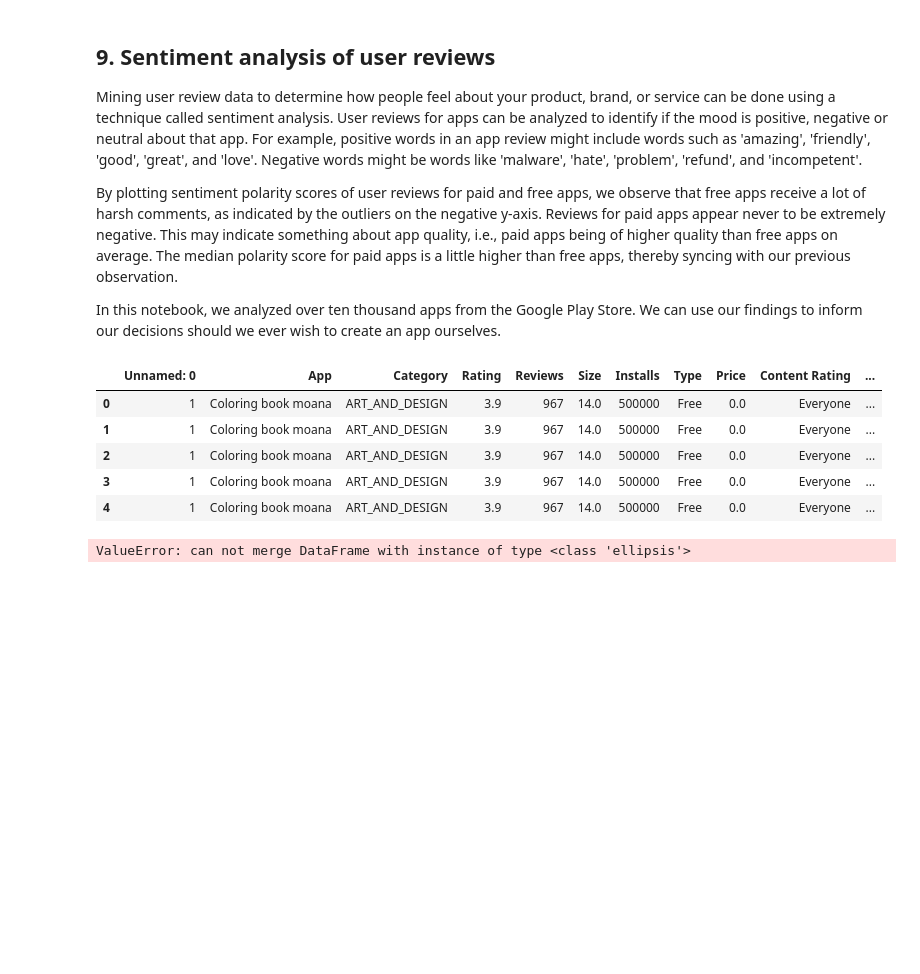
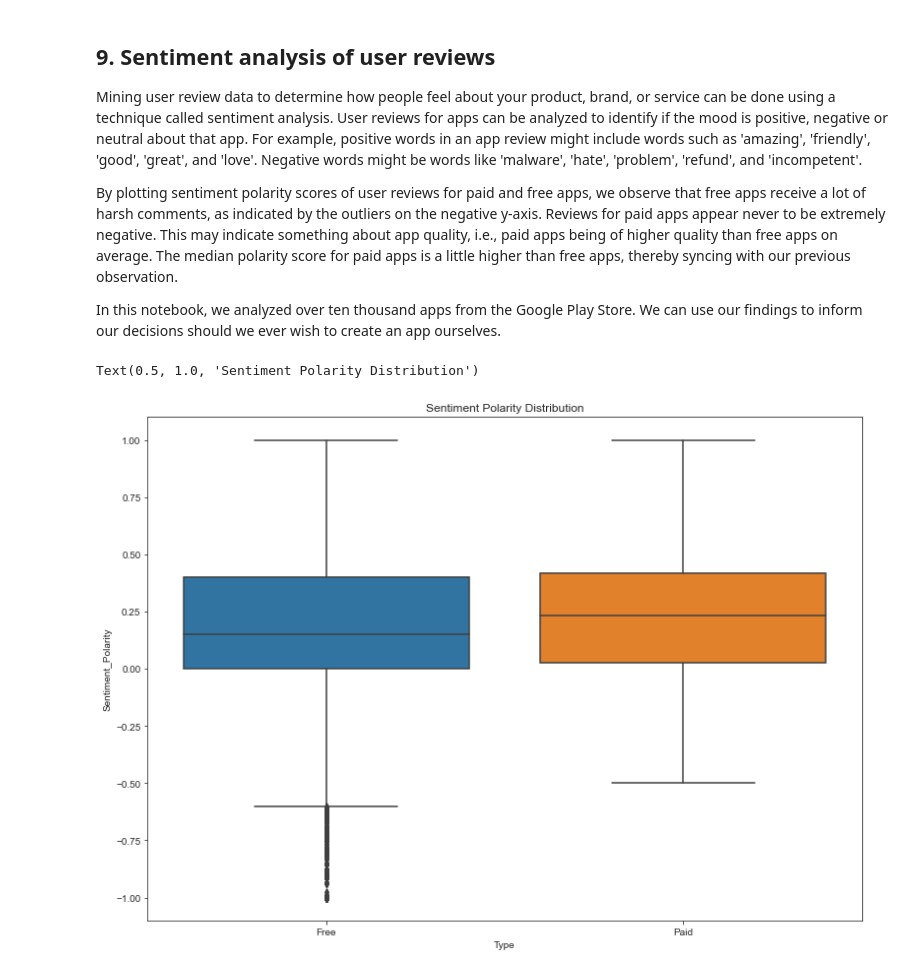
Before and after one commit to adityabisht/Python-Data-Science-Projects, a Jupyter notebook: The Android App Market on Google Play/Andrioid_App_Market_Analysis.ipynb, the cells around one changed output. Saved outputs shown, nothing was run; the diff lists cells and outputs as text; code cells hidden in the pictures; blank space fills up the shorter version.

```diff
--- a/The Android App Market on Google Play/Andrioid_App_Market_Analysis.ipynb
+++ b/The Android App Market on Google Play/Andrioid_App_Market_Analysis.ipynb
@@ -294,37 +294,23 @@ plotly.offline.iplot({'data': data, 'layout': layout})
 <p>Mining user review data to determine how people feel about your product, brand, or service can be done using a technique called sentiment analysis. User reviews for apps can be analyzed to identify if the mood is positive, negative or neutral about that app. For example, positive words in an app review might include words such as 'amazing', 'friendly', 'good', 'great', and 'love'. Negative words might be words like 'malware', 'hate', 'problem', 'refund', and 'incompetent'.</p>
 <p>By plotting sentiment polarity scores of user reviews for paid and free apps, we observe that free apps receive a lot of harsh comments, as indicated by the outliers on the negative y-axis. Reviews for paid apps appear never to be extremely negative. This may indicate something about app quality, i.e., paid apps being of higher quality than free apps on average. The median polarity score for paid apps is a little higher than free apps, thereby syncing with our previous observation.</p>
 <p>In this notebook, we analyzed over ten thousand apps from the Google Play Store. We can use our findings to inform our decisions should we ever wish to create an app ourselves.</p>
-# %%
-# Load user_reviews.csv
-reviews_df = pd.read_csv('datasets/user_reviews.csv')
-
-#reviews_df.head()
-merged_df = pd.merge(apps, reviews_df, on ='App', how = "inner")
-
-merged_df.head()
-# %% [output]
-|  | Unnamed: 0 | App | Category | Rating | Reviews | Size | Installs | Type | Price | Content Rating | ... |
-| 0 | 1 | Coloring book moana | ART_AND_DESIGN | 3.9 | 967 | 14.0 | 500000 | Free | 0.0 | Everyone | ... |
-| 1 | 1 | Coloring book moana | ART_AND_DESIGN | 3.9 | 967 | 14.0 | 500000 | Free | 0.0 | Everyone | ... |
-| 2 | 1 | Coloring book moana | ART_AND_DESIGN | 3.9 | 967 | 14.0 | 500000 | Free | 0.0 | Everyone | ... |
-| 3 | 1 | Coloring book moana | ART_AND_DESIGN | 3.9 | 967 | 14.0 | 500000 | Free | 0.0 | Everyone | ... |
-| 4 | 1 | Coloring book moana | ART_AND_DESIGN | 3.9 | 967 | 14.0 | 500000 | Free | 0.0 | Everyone | ... |
 # %%
 # Load user_reviews.csv
 reviews_df = pd.read_csv('datasets/user_reviews.csv')
 
 # Join and merge the two dataframe
-merged_df = pd.merge(apps, reviews_df, on =app, how = "inner")
+merged_df = pd.merge(apps, reviews_df, on ='App')
 
 # Drop NA values from Sentiment and Translated_Review columns
-merged_df = merged_df.dropna(subset=['Sentiment', 'Translated_Review'])
+merged_df = merged_df.dropna(subset=['Sentiment', 'Review'])
 
 sns.set_style('ticks')
 fig, ax = plt.subplots()
 fig.set_size_inches(11, 8)
 
 # User review sentiment polarity for paid vs. free apps
-ax = sns.boxplot(x = merged_df, y = ..., data = ...)
+ax = sns.boxplot(x = 'Type', y = 'Sentiment_Polarity', data = merged_df)
 ax.set_title('Sentiment Polarity Distribution')
 # %% [output]
-ValueError: can not merge DataFrame with instance of type <class 'ellipsis'>
+Text(0.5, 1.0, 'Sentiment Polarity Distribution')
+[figure, added]
```
Also changed, not shown: parts of 3 cells of this notebook, 3 other files.
